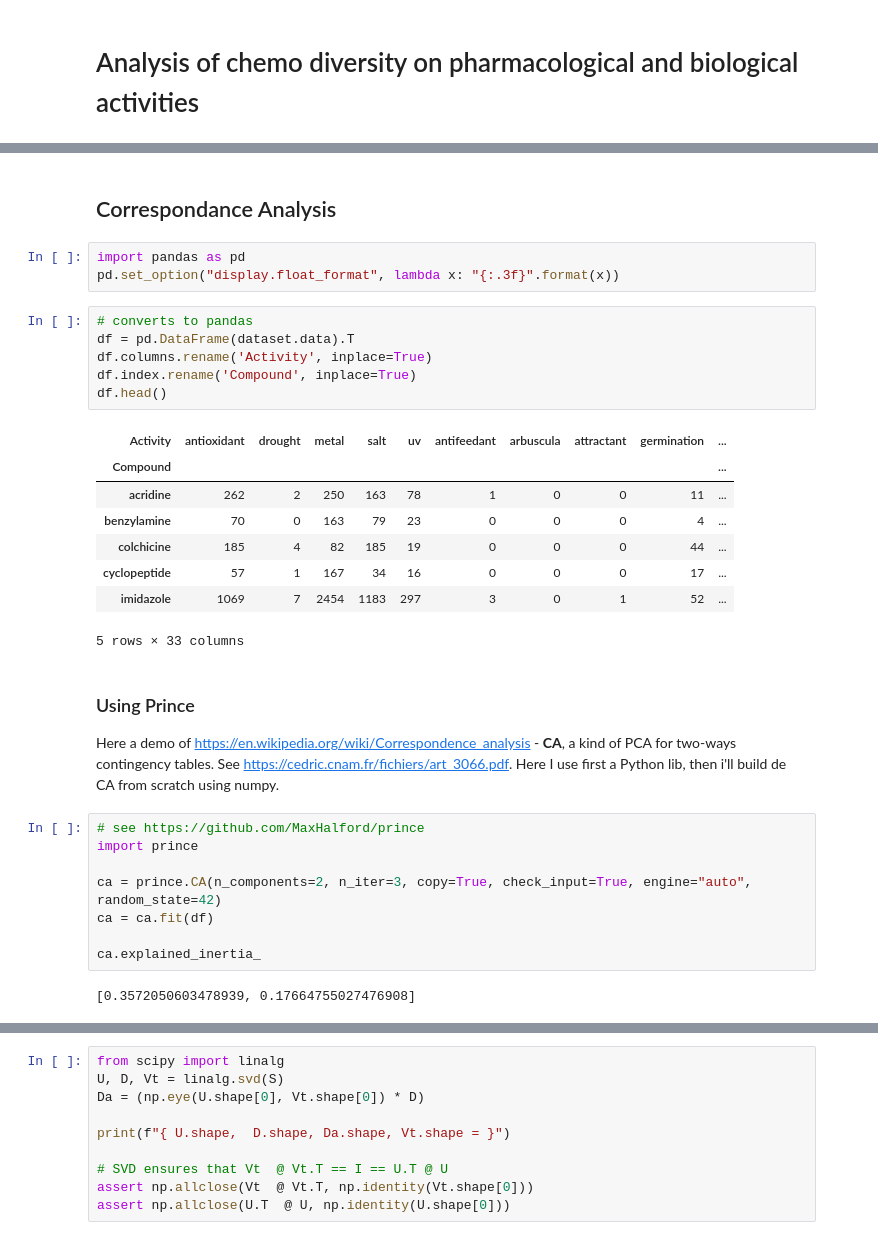
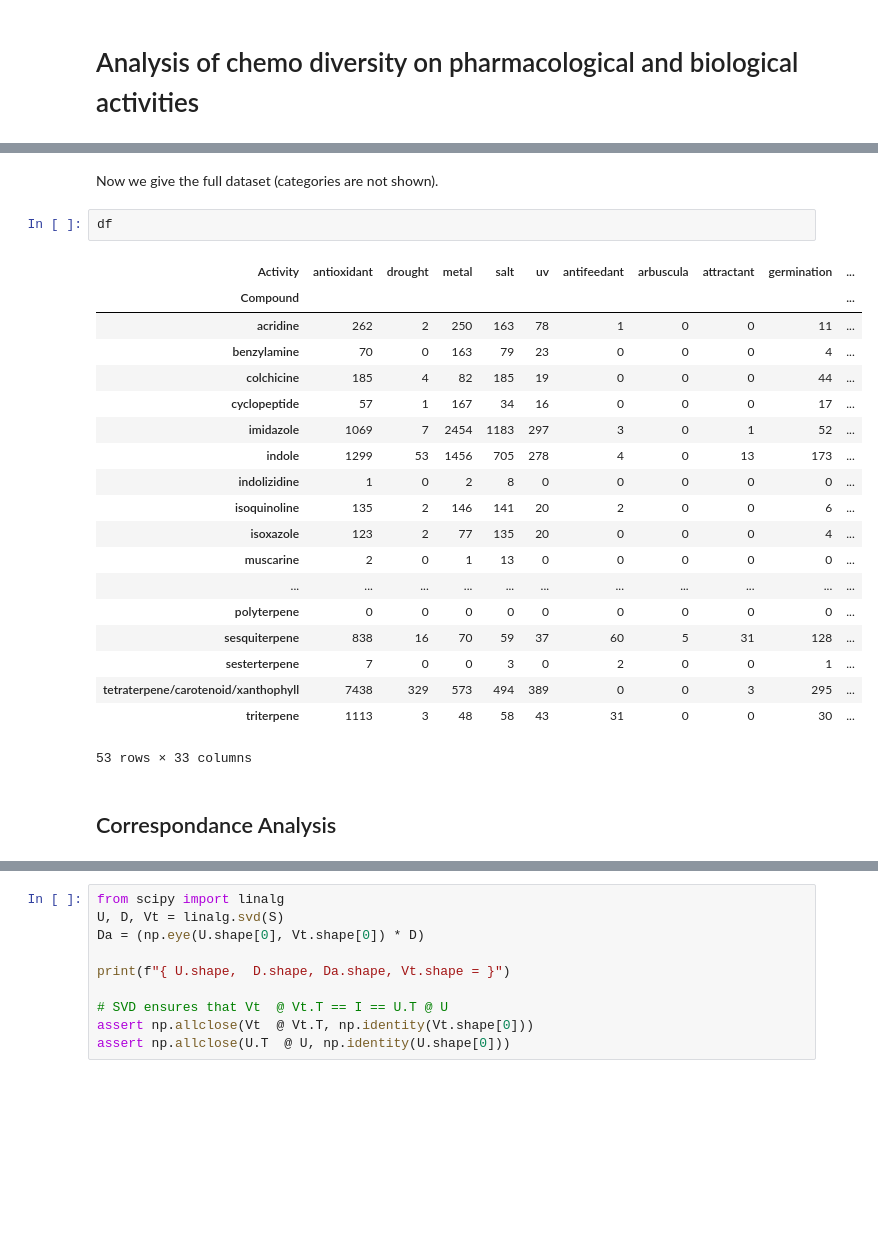
Before and after one commit to romulusFR/Rec-DM-chemotaxonomy, a Jupyter notebook: scopus/analysis.ipynb, the cells around one changed output, grey strips where cells are left out. Cells and saved outputs as stored; diff of their text form; blank space fills up the shorter version.

```diff
--- a/scopus/analysis.ipynb
+++ b/scopus/analysis.ipynb
@@ -44,34 +63,26 @@ list(islice(dataset.compounds.items(), 0, 10))
+# %% [markdown]
+Now we give the full dataset (categories are not shown).
+# %%
+df
+# %% [output]
+| Activity | antioxidant | drought | metal | salt | uv | antifeedant | arbuscula | attractant | germination | ... |
+| Compound |  |  |  |  |  |  |  |  |  | ... |
+| acridine | 262 | 2 | 250 | 163 | 78 | 1 | 0 | 0 | 11 | ... |
+| benzylamine | 70 | 0 | 163 | 79 | 23 | 0 | 0 | 0 | 4 | ... |
+| colchicine | 185 | 4 | 82 | 185 | 19 | 0 | 0 | 0 | 44 | ... |
+| cyclopeptide | 57 | 1 | 167 | 34 | 16 | 0 | 0 | 0 | 17 | ... |
+| imidazole | 1069 | 7 | 2454 | 1183 | 297 | 3 | 0 | 1 | 52 | ... |
+| indole | 1299 | 53 | 1456 | 705 | 278 | 4 | 0 | 13 | 173 | ... |
+| indolizidine | 1 | 0 | 2 | 8 | 0 | 0 | 0 | 0 | 0 | ... |
+| isoquinoline | 135 | 2 | 146 | 141 | 20 | 2 | 0 | 0 | 6 | ... |
+| isoxazole | 123 | 2 | 77 | 135 | 20 | 0 | 0 | 0 | 4 | ... |
+| muscarine | 2 | 0 | 1 | 13 | 0 | 0 | 0 | 0 | 0 | ... |
+| ... | ... | ... | ... | ... | ... | ... | ... | ... | ... | ... |
+| polyterpene | 0 | 0 | 0 | 0 | 0 | 0 | 0 | 0 | 0 | ... |
+| sesquiterpene | 838 | 16 | 70 | 59 | 37 | 60 | 5 | 31 | 128 | ... |
+| sesterterpene | 7 | 0 | 0 | 3 | 0 | 2 | 0 | 0 | 1 | ... |
+| tetraterpene/carotenoid/xanthophyll | 7438 | 329 | 573 | 494 | 389 | 0 | 0 | 3 | 295 | ... |
+| triterpene | 1113 | 3 | 48 | 58 | 43 | 31 | 0 | 0 | 30 | ... |
+53 rows × 33 columns
 # %% [markdown]
 ## Correspondance Analysis
-# %%
-import pandas as pd
-pd.set_option("display.float_format", lambda x: "{:.3f}".format(x))
-# %%
-# converts to pandas
-df = pd.DataFrame(dataset.data).T
-df.columns.rename('Activity', inplace=True)
-df.index.rename('Compound', inplace=True)
-df.head()
-# %% [output]
-| Activity | antioxidant | drought | metal | salt | uv | antifeedant | arbuscula | attractant | germination | ... |
-| Compound |  |  |  |  |  |  |  |  |  | ... |
-| acridine | 262 | 2 | 250 | 163 | 78 | 1 | 0 | 0 | 11 | ... |
-| benzylamine | 70 | 0 | 163 | 79 | 23 | 0 | 0 | 0 | 4 | ... |
-| colchicine | 185 | 4 | 82 | 185 | 19 | 0 | 0 | 0 | 44 | ... |
-| cyclopeptide | 57 | 1 | 167 | 34 | 16 | 0 | 0 | 0 | 17 | ... |
-| imidazole | 1069 | 7 | 2454 | 1183 | 297 | 3 | 0 | 1 | 52 | ... |
-5 rows × 33 columns
-# %% [markdown]
-### Using Prince
-
-Here a demo of <https://en.wikipedia.org/wiki/Correspondence_analysis> - **CA**, a kind of PCA for two-ways contingency tables. See <https://cedric.cnam.fr/fichiers/art_3066.pdf>. Here I use first a Python lib, then i'll build de CA from scratch using numpy.
-# %%
-# see https://github.com/MaxHalford/prince
-import prince
-
-ca = prince.CA(n_components=2, n_iter=3, copy=True, check_input=True, engine="auto", random_state=42)
-ca = ca.fit(df)
-
-ca.explained_inertia_
-# %% [output]
-[0.3572050603478939, 0.17664755027476908]
```
Also changed, not shown: parts of 38 cells of this notebook.
